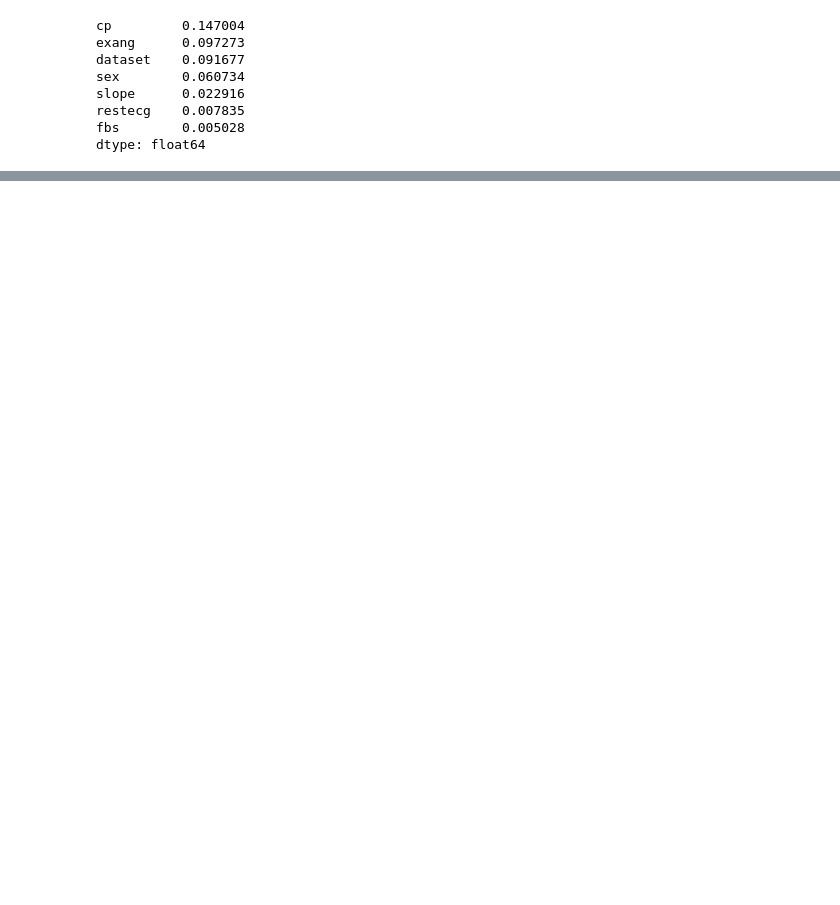
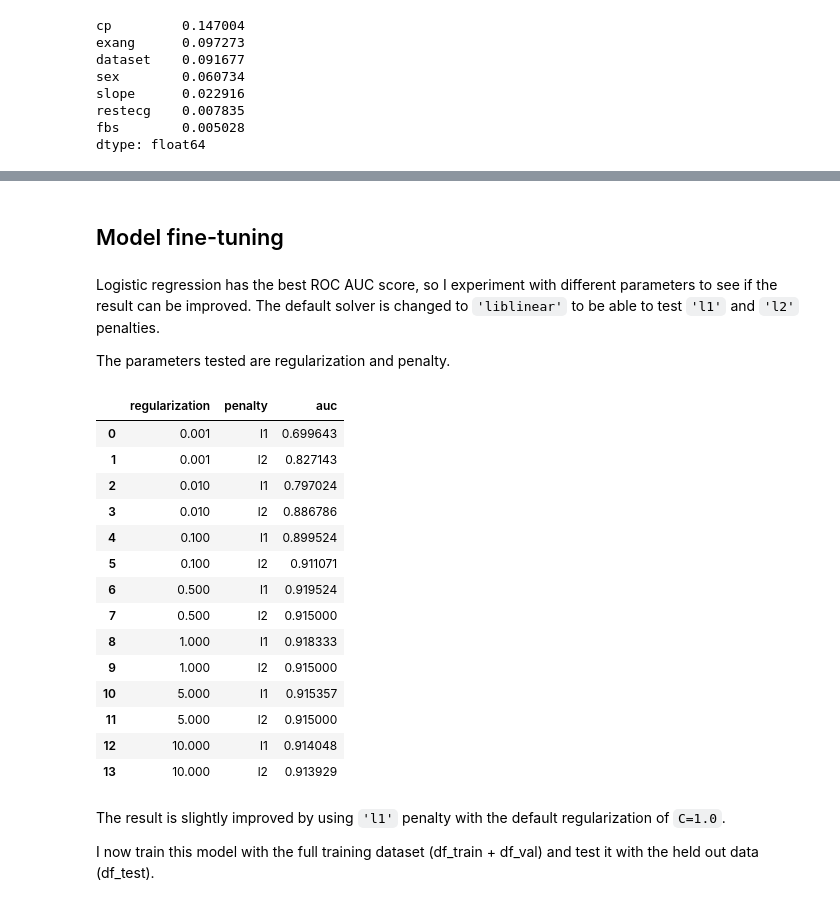
Before and after one commit to emma-carballal/mlzoomcamp-midterm-project, a Jupyter notebook: notebook/notebook.ipynb, the cells around one changed output, grey strips where cells are left out. Drawn from its saved outputs; the diff is of its cells as text; code cells hidden in the pictures; blank space fills up the shorter version.

```diff
--- a/notebook/notebook.ipynb
+++ b/notebook/notebook.ipynb
@@ -179,8 +185,8 @@ y_train = df_train.disease.values
 y_val = df_val.disease.values
 y_test = df_test.disease.values
 # %%
-del df_train['disease']
-del df_val['disease']
-del df_test['disease']
+df_train.drop("disease", axis=1, inplace=True)
+df_val.drop("disease", axis=1, inplace=True)
+df_test.drop("disease", axis=1, inplace=True)
 # %% [markdown]
 ## Feature importance analysis
@@ -278,11 +213,0 @@ decision tree roc_auc: 0.7211904761904762
-# %%
-scores = []
-
-for n in range(10, 201, 10):
-    rf = RandomForestClassifier(n_estimators=n, random_state=1)
-    rf.fit(X_train, y_train)
-
-    y_pred = rf.predict_proba(X_val)[:, 1]
-    auc = roc_auc_score(y_val, y_pred)
-
-    scores.append((n, auc))
@@ -366,0 +216,2 @@ requests.post(
+# %%
+numerical = ['age', 'trestbps', 'chol', 'thalch', 'oldpeak']
@@ -366,0 +255,4 @@ requests.post(
+# %%
+log_reg = LogisticRegression(max_iter=1500)
+dt = DecisionTreeClassifier()
+rf = RandomForestClassifier(random_state=1)
@@ -366,0 +303,43 @@ requests.post(
+# %% [markdown]
+## Model fine-tuning
+# %% [markdown]
+Logistic regression has the best ROC AUC score,
+so I experiment with different parameters to see if the result can be improved. The default solver is changed to `'liblinear'` to be able to test `'l1'` and `'l2'` penalties.
+
+The parameters tested are regularization and penalty.
+# %%
+scores = []
+
+for c in [0.001, 0.01, 0.1, 0.5, 1, 5, 10]:
+    for p in ['l1', 'l2']:
+        log_reg = LogisticRegression(C=c, solver='liblinear', penalty=p, max_iter=1500)
+        log_reg.fit(X_train, y_train)
+
+        y_pred = log_reg.predict_proba(X_val)[:, 1]
+        auc = roc_auc_score(y_val, y_pred)
+
+        scores.append((c, p, auc))
+
+columns = ['regularization', 'penalty', 'auc']
+df_scores = pd.DataFrame(scores, columns=columns)
+df_scores
+# %% [output]
+|  | regularization | penalty | auc |
+| 0 | 0.001 | l1 | 0.699643 |
+| 1 | 0.001 | l2 | 0.827143 |
+| 2 | 0.010 | l1 | 0.797024 |
+| 3 | 0.010 | l2 | 0.886786 |
+| 4 | 0.100 | l1 | 0.899524 |
+| 5 | 0.100 | l2 | 0.911071 |
+| 6 | 0.500 | l1 | 0.919524 |
+| 7 | 0.500 | l2 | 0.915000 |
+| 8 | 1.000 | l1 | 0.918333 |
+| 9 | 1.000 | l2 | 0.915000 |
+| 10 | 5.000 | l1 | 0.915357 |
+| 11 | 5.000 | l2 | 0.915000 |
+| 12 | 10.000 | l1 | 0.914048 |
+| 13 | 10.000 | l2 | 0.913929 |
+# %% [markdown]
+The result is slightly improved by using `'l1'` penalty with the default regularization of `C=1.0`.
+
+I now train this model with the full training dataset (df_train + df_val) and test it with the held out data (df_test).
```
Also changed, not shown: parts of 57 cells of this notebook, 4 other files.
